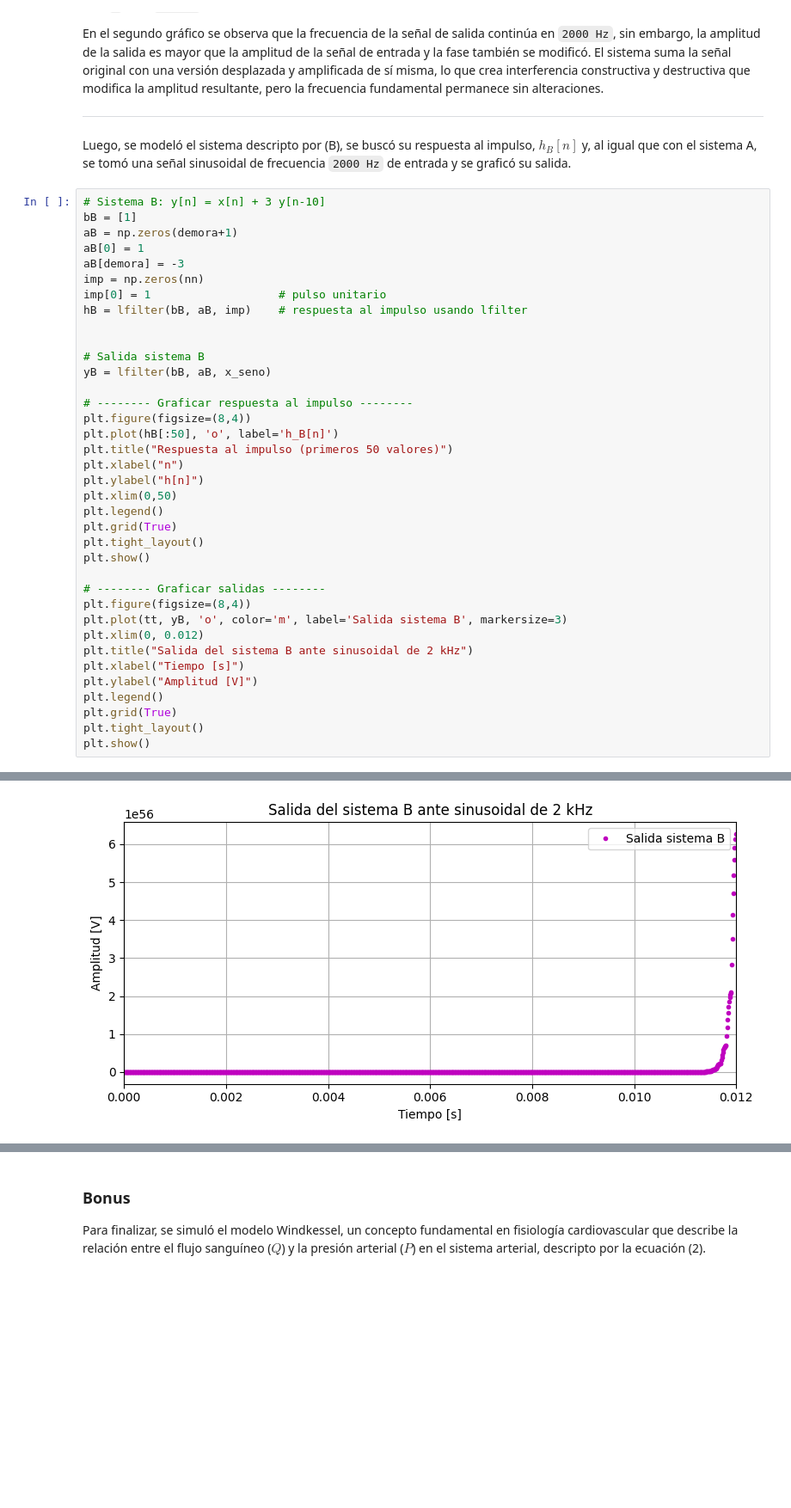
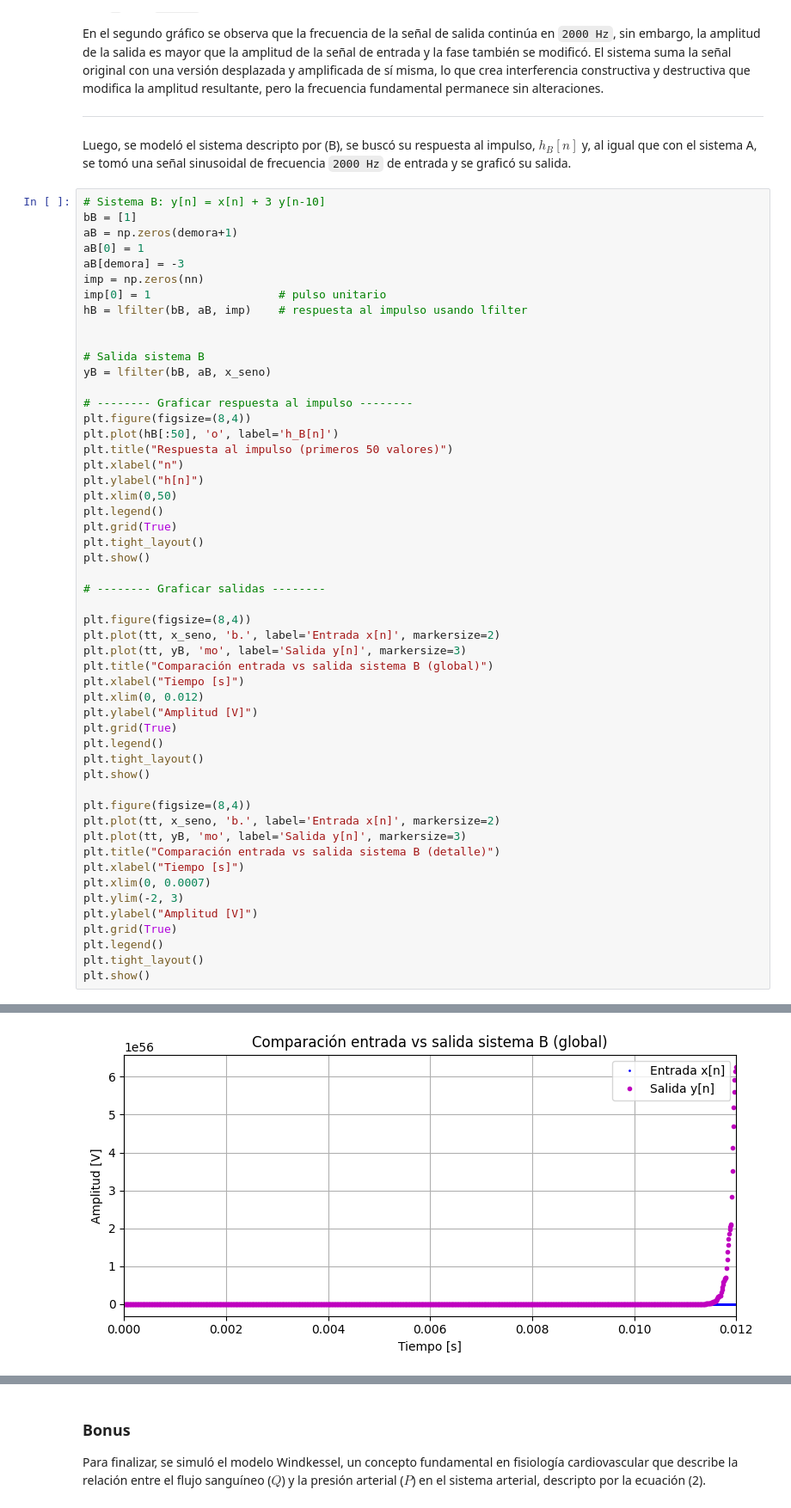
Before and after one commit to aguspaolini/aps-Paolini-Rosso, a Jupyter notebook: TS2 - Paolini Rosso.ipynb, the cells around one changed output, grey strips where cells are left out. Shown at 86% size. Drawn from its saved outputs; the diff is of its cells as text; blank space fills up the shorter version.

```diff
--- a/TS2 - Paolini Rosso.ipynb
+++ b/TS2 - Paolini Rosso.ipynb
@@ -405,35 +406,50 @@ aB[0] = 1
 aB[demora] = -3
 imp = np.zeros(nn)
 imp[0] = 1                   # pulso unitario
 hB = lfilter(bB, aB, imp)    # respuesta al impulso usando lfilter
 
 
 # Salida sistema B
 yB = lfilter(bB, aB, x_seno)
 
 # -------- Graficar respuesta al impulso --------
 plt.figure(figsize=(8,4))
 plt.plot(hB[:50], 'o', label='h_B[n]')
 plt.title("Respuesta al impulso (primeros 50 valores)")
 plt.xlabel("n")
 plt.ylabel("h[n]")
 plt.xlim(0,50)
 plt.legend()
 plt.grid(True)
 plt.tight_layout()
 plt.show()
 
 # -------- Graficar salidas --------
+
 plt.figure(figsize=(8,4))
-plt.plot(tt, yB, 'o', color='m', label='Salida sistema B', markersize=3)
+plt.plot(tt, x_seno, 'b.', label='Entrada x[n]', markersize=2)
+plt.plot(tt, yB, 'mo', label='Salida y[n]', markersize=3)
+plt.title("Comparación entrada vs salida sistema B (global)")
+plt.xlabel("Tiempo [s]")
 plt.xlim(0, 0.012)
-plt.title("Salida del sistema B ante sinusoidal de 2 kHz")
-plt.xlabel("Tiempo [s]")
 plt.ylabel("Amplitud [V]")
+plt.grid(True)
 plt.legend()
-plt.grid(True)
 plt.tight_layout()
 plt.show()
+
+plt.figure(figsize=(8,4))
+plt.plot(tt, x_seno, 'b.', label='Entrada x[n]', markersize=2)
+plt.plot(tt, yB, 'mo', label='Salida y[n]', markersize=3)
+plt.title("Comparación entrada vs salida sistema B (detalle)")
+plt.xlabel("Tiempo [s]")
+plt.xlim(0, 0.0007)
+plt.ylim(-2, 3)
+plt.ylabel("Amplitud [V]")
+plt.grid(True)
+plt.legend()
+plt.tight_layout()
+plt.show()
 # %% [output]
 [figure]
-[figure, old version]
+[figure, new version]
```
Also changed, not shown: parts of 7 cells of this notebook, 1 other file.
